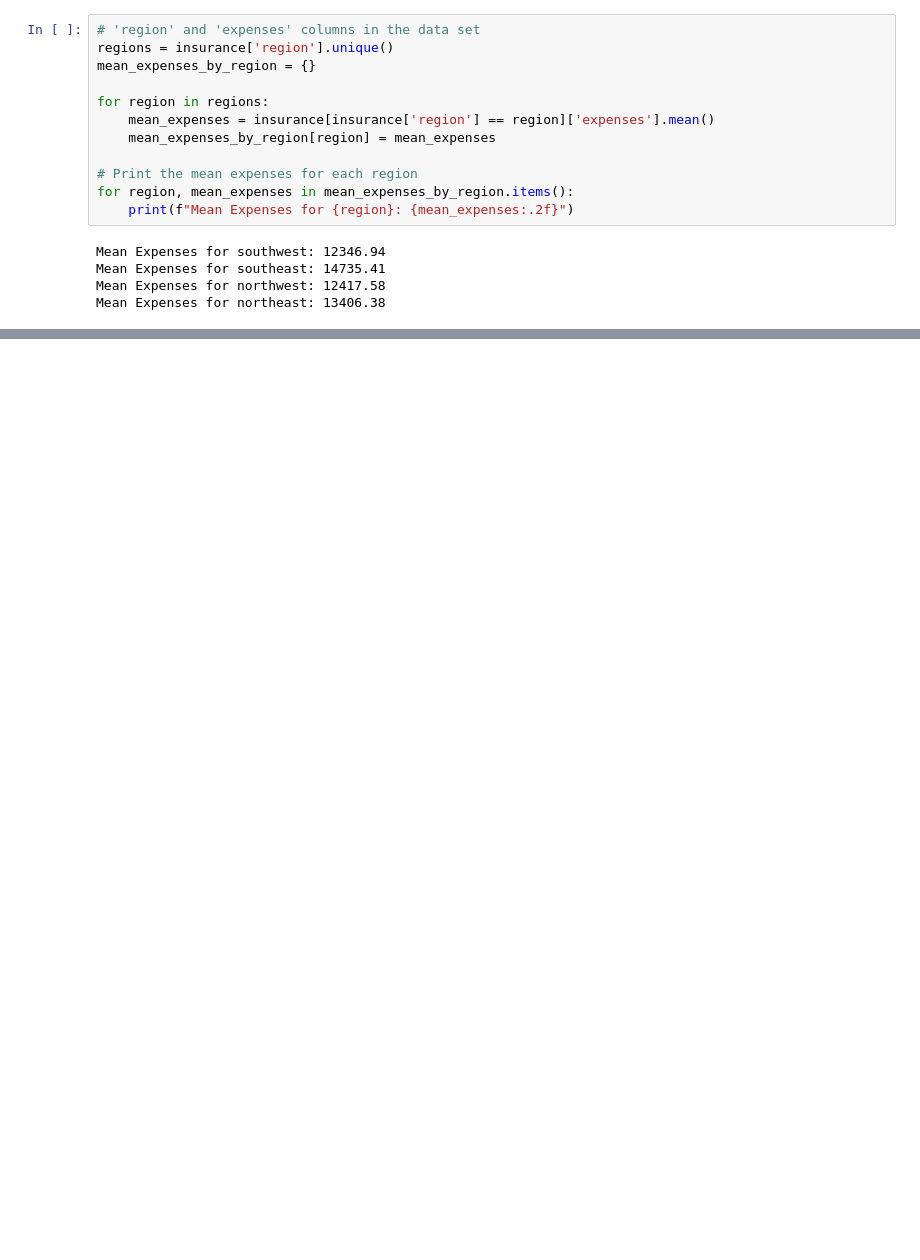
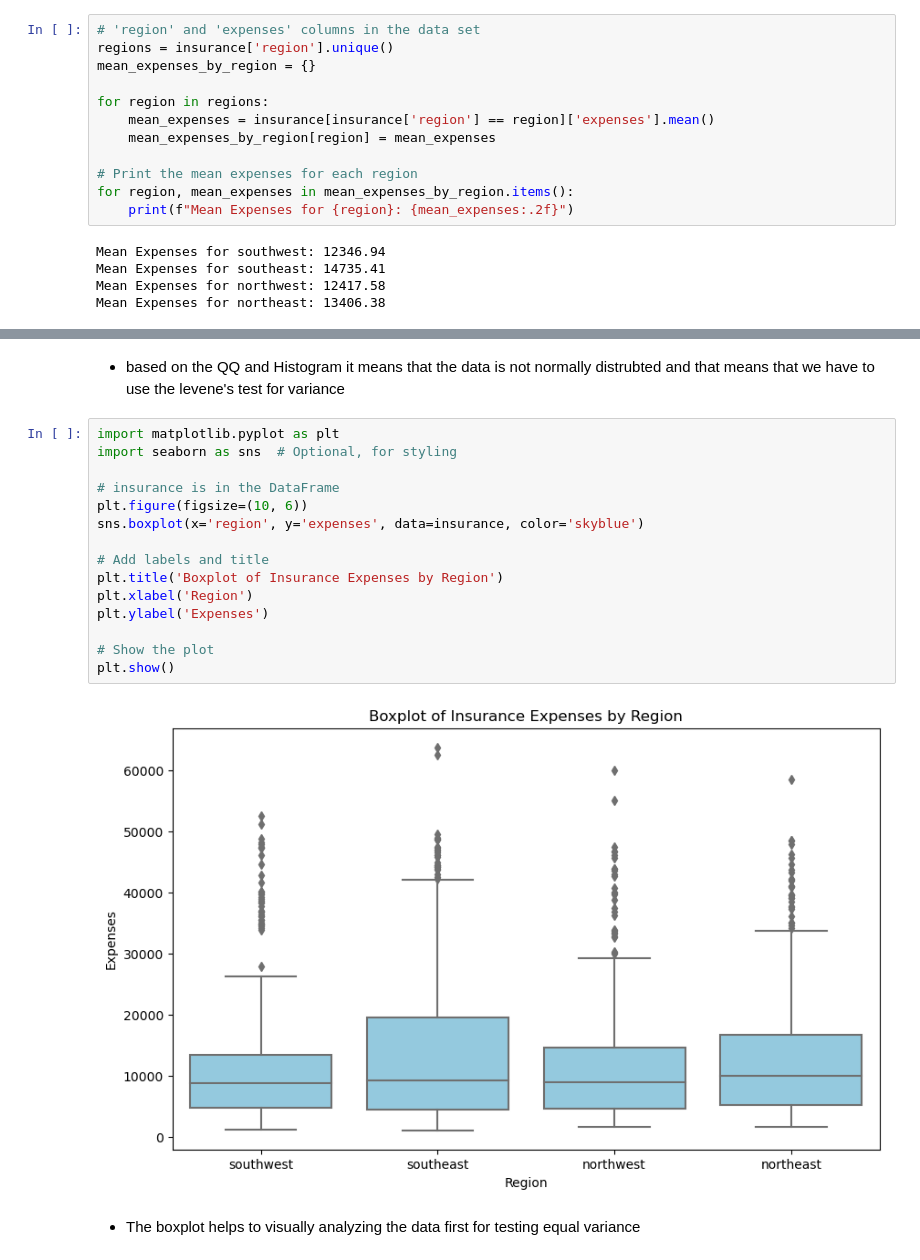
Before and after one commit to MAvdejev/Business-Statistics, a Jupyter notebook: region.ipynb, the cells around one changed output, grey strips where cells are left out. Cells and saved outputs as stored; diff of their text form; blank space fills up the shorter version.

```diff
--- a/region.ipynb
+++ b/region.ipynb
@@ -97,0 +168,21 @@ Reject the null hypothesis (Ha): Living in a region in the United States does ha
+# %% [markdown]
+- based on the QQ and Histogram it means that the data is not normally distrubted and that means that we have to use the levene's test for variance
+# %%
+import matplotlib.pyplot as plt
+import seaborn as sns  # Optional, for styling
+
+# insurance is in the DataFrame
+plt.figure(figsize=(10, 6))
+sns.boxplot(x='region', y='expenses', data=insurance, color='skyblue')
+
+# Add labels and title
+plt.title('Boxplot of Insurance Expenses by Region')
+plt.xlabel('Region')
+plt.ylabel('Expenses')
+
+# Show the plot
+plt.show()
+# %% [output]
+[figure, added]
+# %% [markdown]
+- The boxplot helps to visually analyzing the data first for testing equal variance
```
Also changed, not shown: parts of 16 cells of this notebook, 1 other file.
